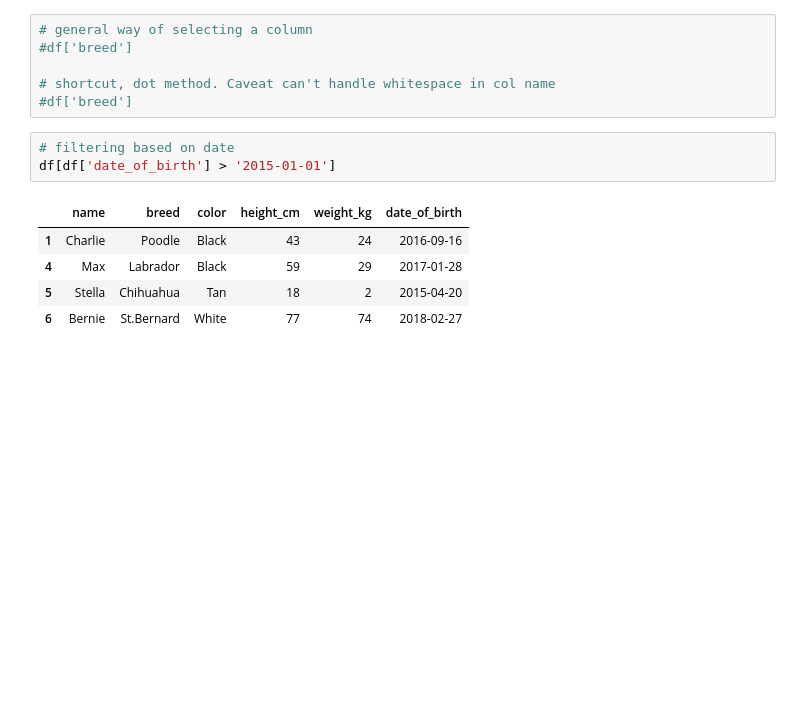
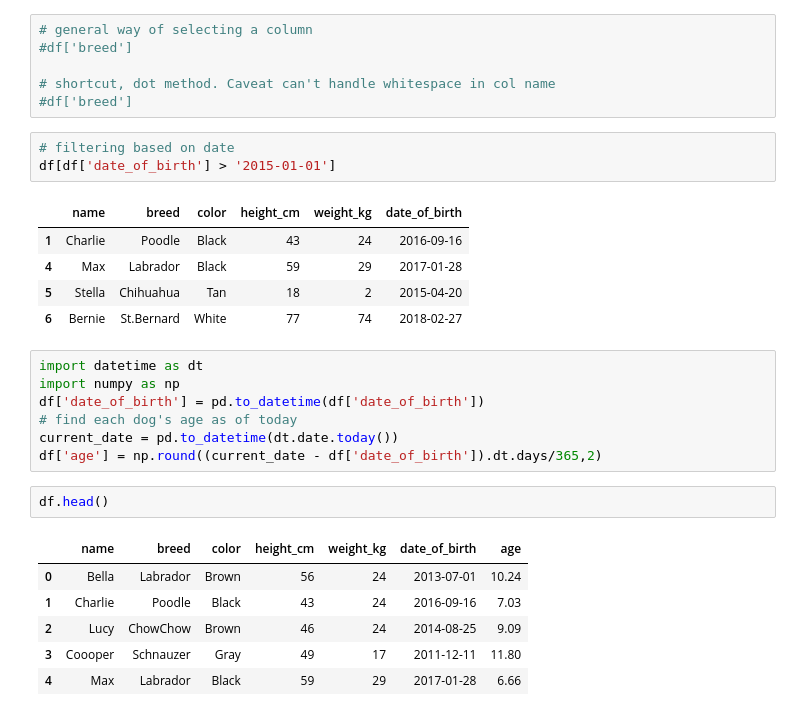
Before and after one commit to ernbilen/Data200_Fall23, a Jupyter notebook: notes/in-class/sep19.ipynb, the cells around one changed output. Saved outputs shown, nothing was run; the diff lists cells and outputs as text; blank space fills up the shorter version.

```diff
--- a/notes/in-class/sep19.ipynb
+++ b/notes/in-class/sep19.ipynb
@@ -239,3 +239,19 @@ df[df['date_of_birth'] > '2015-01-01']
 | 4 | Max | Labrador | Black | 59 | 29 | 2017-01-28 |
 | 5 | Stella | Chihuahua | Tan | 18 | 2 | 2015-04-20 |
 | 6 | Bernie | St.Bernard | White | 77 | 74 | 2018-02-27 |
+# %%
+import datetime as dt
+import numpy as np
+df['date_of_birth'] = pd.to_datetime(df['date_of_birth'])
+# find each dog's age as of today
+current_date = pd.to_datetime(dt.date.today())
+df['age'] = np.round((current_date - df['date_of_birth']).dt.days/365,2)
+# %%
+df.head()
+# %% [output]
+|  | name | breed | color | height_cm | weight_kg | date_of_birth | age |
+| 0 | Bella | Labrador | Brown | 56 | 24 | 2013-07-01 | 10.24 |
+| 1 | Charlie | Poodle | Black | 43 | 24 | 2016-09-16 | 7.03 |
+| 2 | Lucy | ChowChow | Brown | 46 | 24 | 2014-08-25 | 9.09 |
+| 3 | Coooper | Schnauzer | Gray | 49 | 17 | 2011-12-11 | 11.80 |
+| 4 | Max | Labrador | Black | 59 | 29 | 2017-01-28 | 6.66 |
```
Also changed, not shown: parts of 15 cells of this notebook.
